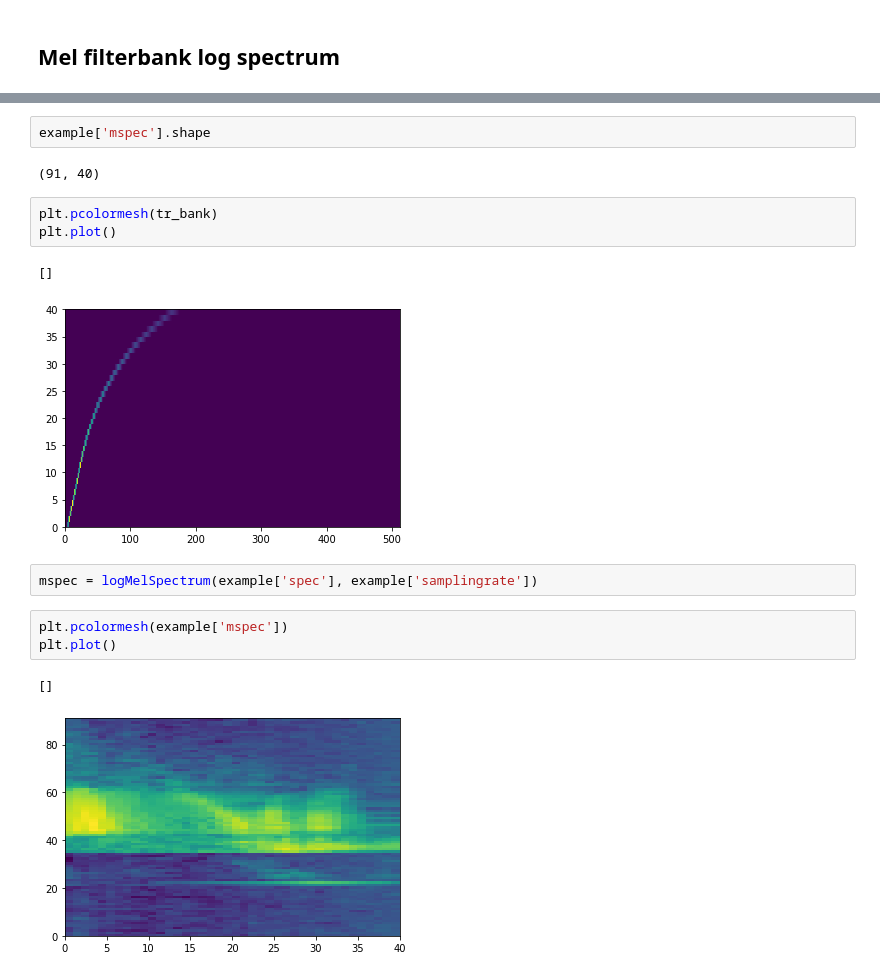
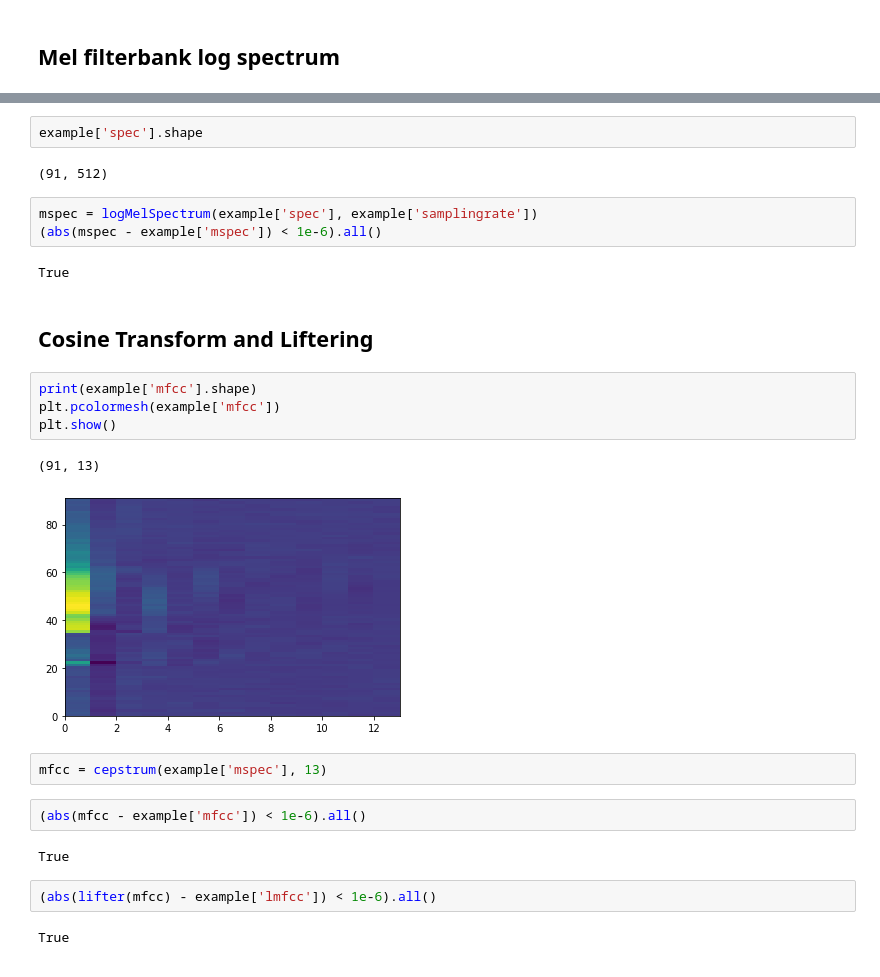
Before and after one commit to DamianValle/SpeechRecognition, a Jupyter notebook: 1-FeatureExtraction/lab1.ipynb, the cells around one changed output, grey strips where cells are left out. Saved outputs shown, nothing was run; the diff lists cells and outputs as text.

Commit message:
MFCC implementation done

```diff
--- a/1-FeatureExtraction/lab1.ipynb
+++ b/1-FeatureExtraction/lab1.ipynb
@@ -340,18 +340,28 @@ tr_bank.shape
 # %%
-example['mspec'].shape
+example['spec'].shape
 # %% [output]
-(91, 40)
+(91, 512)
-# %%
-plt.pcolormesh(tr_bank)
-plt.plot()
-# %% [output]
-[]
-[figure, removed]
 # %%
 mspec = logMelSpectrum(example['spec'], example['samplingrate'])
+(abs(mspec - example['mspec']) < 1e-6).all()
+# %% [output]
+True
-# %%
-plt.pcolormesh(example['mspec'])
-plt.plot()
-# %% [output]
-[]
-[figure, removed]
+# %% [markdown]
+## Cosine Transform and Liftering
+# %%
+print(example['mfcc'].shape)
+plt.pcolormesh(example['mfcc'])
+plt.show()
+# %% [output]
+(91, 13)
+[figure, added]
+# %%
+mfcc = cepstrum(example['mspec'], 13)
+# %%
+(abs(mfcc - example['mfcc']) < 1e-6).all()
+# %% [output]
+True
+# %%
+(abs(lifter(mfcc) - example['lmfcc']) < 1e-6).all()
+# %% [output]
+True
```
Also changed, not shown: parts of 13 cells of this notebook.
